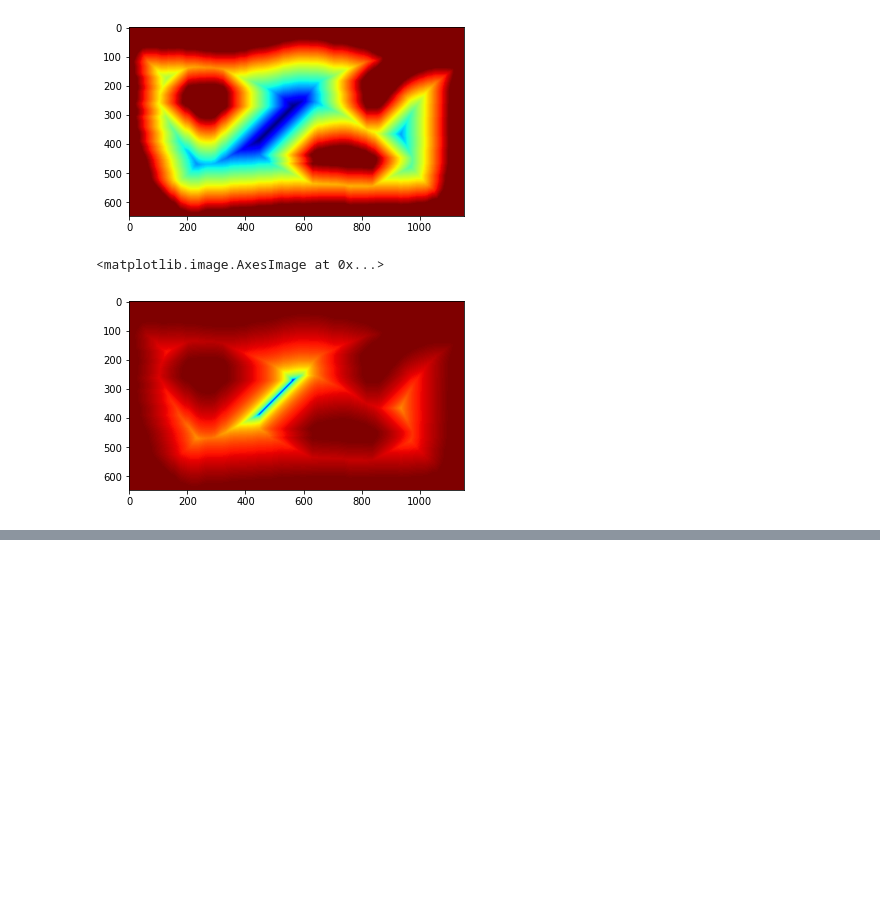
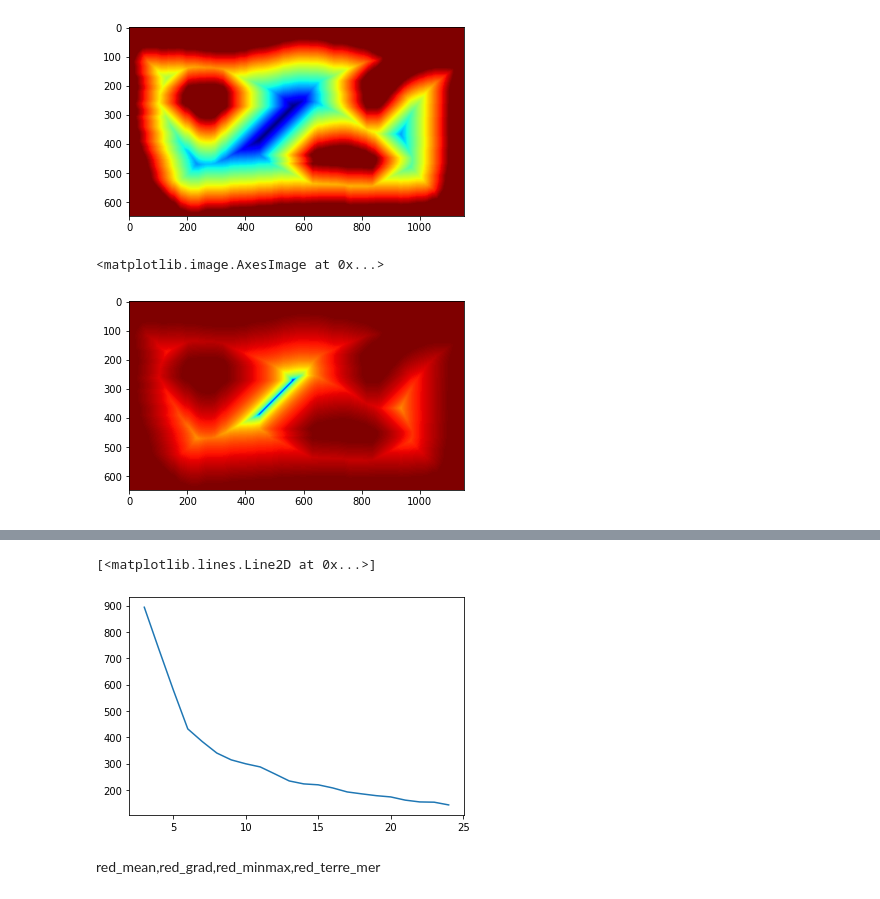
Before and after one commit to nico5655/OceanPSC, a Jupyter notebook: Untitled.ipynb, the cells around one changed output, grey strips where cells are left out. Cells and saved outputs as stored; diff of their text form; code cells hidden in the pictures; blank space fills up the shorter version.

```diff
--- a/Untitled.ipynb
+++ b/Untitled.ipynb
@@ -336,0 +145,18 @@ array([0, 1, 1, 1, 0, 0, 1, 2, 0, 2])
+# %%
+
+
+# G�n�ration d'un jeu de donn�es al�atoire
+#mod�le 0 : altitude moyenne, gradien moyen, amplitude d'altitude [moy,g,delta,x,y] puis les coord
+#Coordonnees = [x,y] sur sur la terre, comment on g�re le baille sph�rique ?
+#donn�es : entre altitude max et min [m,M], quelle proportion entre [m,am+bM] ect [..,M]
+#donn�es : distanc p�le ou cmt g�r�er la d�formation de la projection ?
+#
+inertias=[]
+for nb_cluster in range(3,25):
+    model = MiniBatchKMeans(nb_cluster) #plus rapide
+    #Pour d'autres algo https://scikit-learn.org/stable/modules/clustering.html#k-means
+    t=time.time()
+    model.fit(data, y=None, sample_weight= None)
+    inertias.append(model.inertia_)
+    print(time.time()-t)
+    lab=model.labels_ #tab donn�e i dans cluster model.labels_[j]
@@ -336,0 +181,7 @@ array([0, 1, 1, 1, 0, 0, 1, 2, 0, 2])
+# %%
+plt.plot([n for n in range(3,25)],inertias)
+# %% [output]
+[<matplotlib.lines.Line2D at 0x...>]
+[figure, added]
+# %% [markdown]
+red_mean,red_grad,red_minmax,red_terre_mer
```
Also changed, not shown: parts of 52 cells of this notebook, 8 other files.
